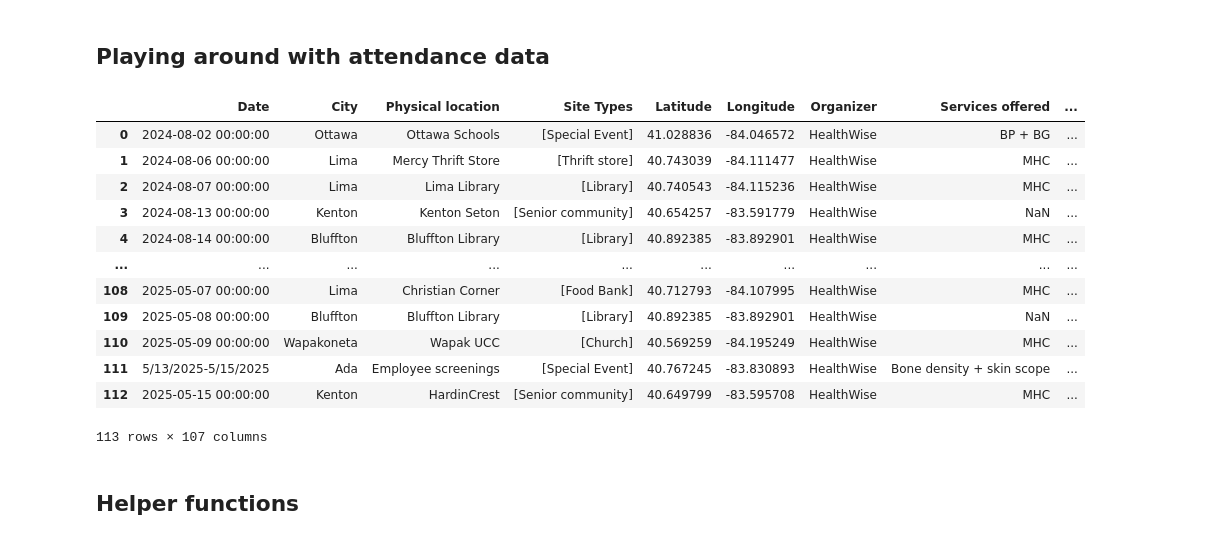
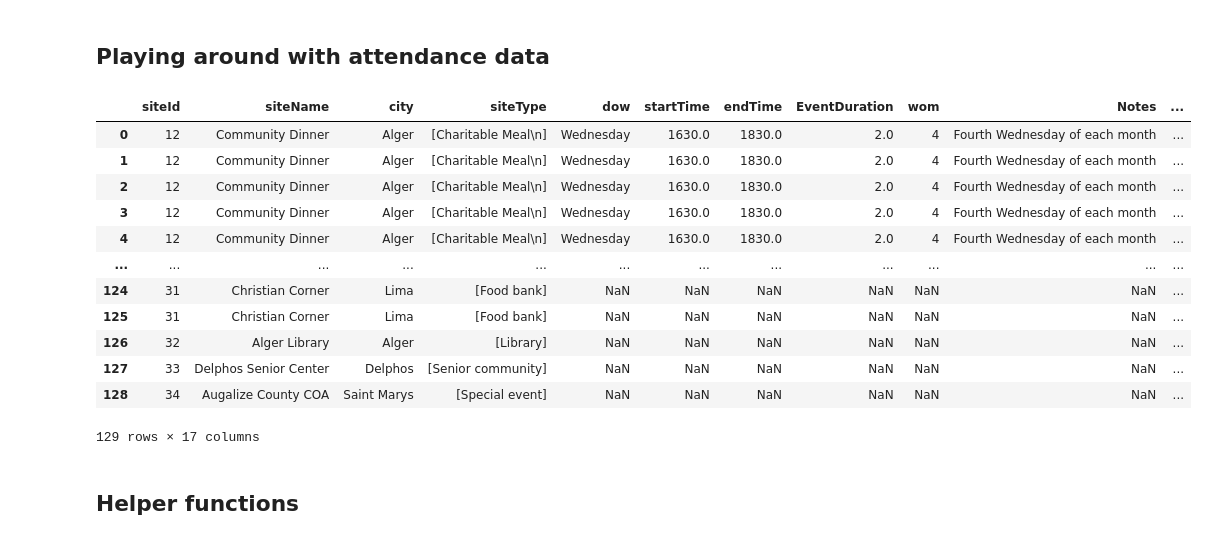
Before and after one commit to Human-Centered-Optimization-Lab/clinicOpt, a Jupyter notebook: tools/attendancePlaygorund.ipynb, the cells around one changed output. Drawn from its saved outputs; the diff is of its cells as text; code cells hidden in the pictures.

```diff
--- a/tools/attendancePlaygorund.ipynb
+++ b/tools/attendancePlaygorund.ipynb
@@ -3,44 +3,42 @@
 # %%
 import pandas as pd
 import numpy as np
 import matplotlib.pylab as plt
 
 cities = pd.read_csv("../data/cities.csv")
 
 # I'm going to assume "trip" == "event"
-events = pd.read_excel("../data/MHC Trip Summary.xlsx")
-# Remove nans for city and site type
-events = events.dropna(subset=["City", "Site Types"])
+sites = pd.read_csv("../data/sites.csv", index_col="siteId")
+cities = pd.read_csv("../data/cities.csv")
+events = pd.read_csv("../data/events.csv")
 
-# Fill the remaining gaps with zeros
-events.loc[:,nan2zero_cols] = events.loc[:,nan2zero_cols].fillna(0)
+eventHistory = pd.merge(sites, events, on="siteId")
+eventHistory = pd.merge(eventHistory, cities, on="city")
 
 
-events = pd.merge(events, cities.loc[:,["city","pop"]], left_on="City", right_on="city")
+
+# Remove nans for city and site type
+eventHistory = eventHistory.dropna(subset=["city", "siteType"])
 
 # Split multi-valued items
-events["Site Types"] = events["Site Types"].apply(lambda st : np.array(st.split(";")) )
-events["Site Types Pretty"] = events["Site Types"].apply(lambda st : ", ".join(st) )
+eventHistory["siteType"] = eventHistory["siteType"].apply(lambda st : np.array(st.split(";")) )
+eventHistory["siteTypePretty"] = eventHistory["siteType"].apply(lambda st : ", ".join(st) )
 
-# Total foot traffic calculation
-events["Foot traffic"] = events["Total patients screened"]
-
-
-display(events)
+display(eventHistory)
 # %% [output]
-|  | Date | City | Physical location | Site Types | Latitude | Longitude | Organizer | Services offered | ... |
-| 0 | 2024-08-02 00:00:00 | Ottawa | Ottawa Schools | [Special Event] | 41.028836 | -84.046572 | HealthWise | BP + BG | ... |
-| 1 | 2024-08-06 00:00:00 | Lima | Mercy Thrift Store | [Thrift store] | 40.743039 | -84.111477 | HealthWise | MHC | ... |
-| 2 | 2024-08-07 00:00:00 | Lima | Lima Library | [Library] | 40.740543 | -84.115236 | HealthWise | MHC | ... |
-| 3 | 2024-08-13 00:00:00 | Kenton | Kenton Seton | [Senior community] | 40.654257 | -83.591779 | HealthWise | NaN | ... |
-| 4 | 2024-08-14 00:00:00 | Bluffton | Bluffton Library | [Library] | 40.892385 | -83.892901 | HealthWise | MHC | ... |
-| ... | ... | ... | ... | ... | ... | ... | ... | ... | ... |
-| 108 | 2025-05-07 00:00:00 | Lima | Christian Corner | [Food Bank] | 40.712793 | -84.107995 | HealthWise | MHC | ... |
-| 109 | 2025-05-08 00:00:00 | Bluffton | Bluffton Library | [Library] | 40.892385 | -83.892901 | HealthWise | NaN | ... |
-| 110 | 2025-05-09 00:00:00 | Wapakoneta | Wapak UCC | [Church] | 40.569259 | -84.195249 | HealthWise | MHC | ... |
-| 111 | 5/13/2025-5/15/2025 | Ada | Employee screenings | [Special Event] | 40.767245 | -83.830893 | HealthWise | Bone density + skin scope | ... |
-| 112 | 2025-05-15 00:00:00 | Kenton | HardinCrest | [Senior community] | 40.649799 | -83.595708 | HealthWise | MHC | ... |
+|  | siteId | siteName | city | siteType | dow | startTime | endTime | EventDuration | wom | Notes | ... |
+| 0 | 12 | Community Dinner | Alger | [Charitable Meal\n] | Wednesday | 1630.0 | 1830.0 | 2.0 | 4 | Fourth Wednesday of each month | ... |
+| 1 | 12 | Community Dinner | Alger | [Charitable Meal\n] | Wednesday | 1630.0 | 1830.0 | 2.0 | 4 | Fourth Wednesday of each month | ... |
+| 2 | 12 | Community Dinner | Alger | [Charitable Meal\n] | Wednesday | 1630.0 | 1830.0 | 2.0 | 4 | Fourth Wednesday of each month | ... |
+| 3 | 12 | Community Dinner | Alger | [Charitable Meal\n] | Wednesday | 1630.0 | 1830.0 | 2.0 | 4 | Fourth Wednesday of each month | ... |
+| 4 | 12 | Community Dinner | Alger | [Charitable Meal\n] | Wednesday | 1630.0 | 1830.0 | 2.0 | 4 | Fourth Wednesday of each month | ... |
+| ... | ... | ... | ... | ... | ... | ... | ... | ... | ... | ... | ... |
+| 124 | 31 | Christian Corner | Lima | [Food bank] | NaN | NaN | NaN | NaN | NaN | NaN | ... |
+| 125 | 31 | Christian Corner | Lima | [Food bank] | NaN | NaN | NaN | NaN | NaN | NaN | ... |
+| 126 | 32 | Alger Library | Alger | [Library] | NaN | NaN | NaN | NaN | NaN | NaN | ... |
+| 127 | 33 | Delphos Senior Center | Delphos | [Senior community] | NaN | NaN | NaN | NaN | NaN | NaN | ... |
+| 128 | 34 | Augalize County COA | Saint Marys | [Special event] | NaN | NaN | NaN | NaN | NaN | NaN | ... |
-113 rows × 107 columns
+129 rows × 17 columns
 # %% [markdown]
 ## Helper functions
 # %%
```
Also changed, not shown: parts of 7 cells of this notebook, 2 other files.
